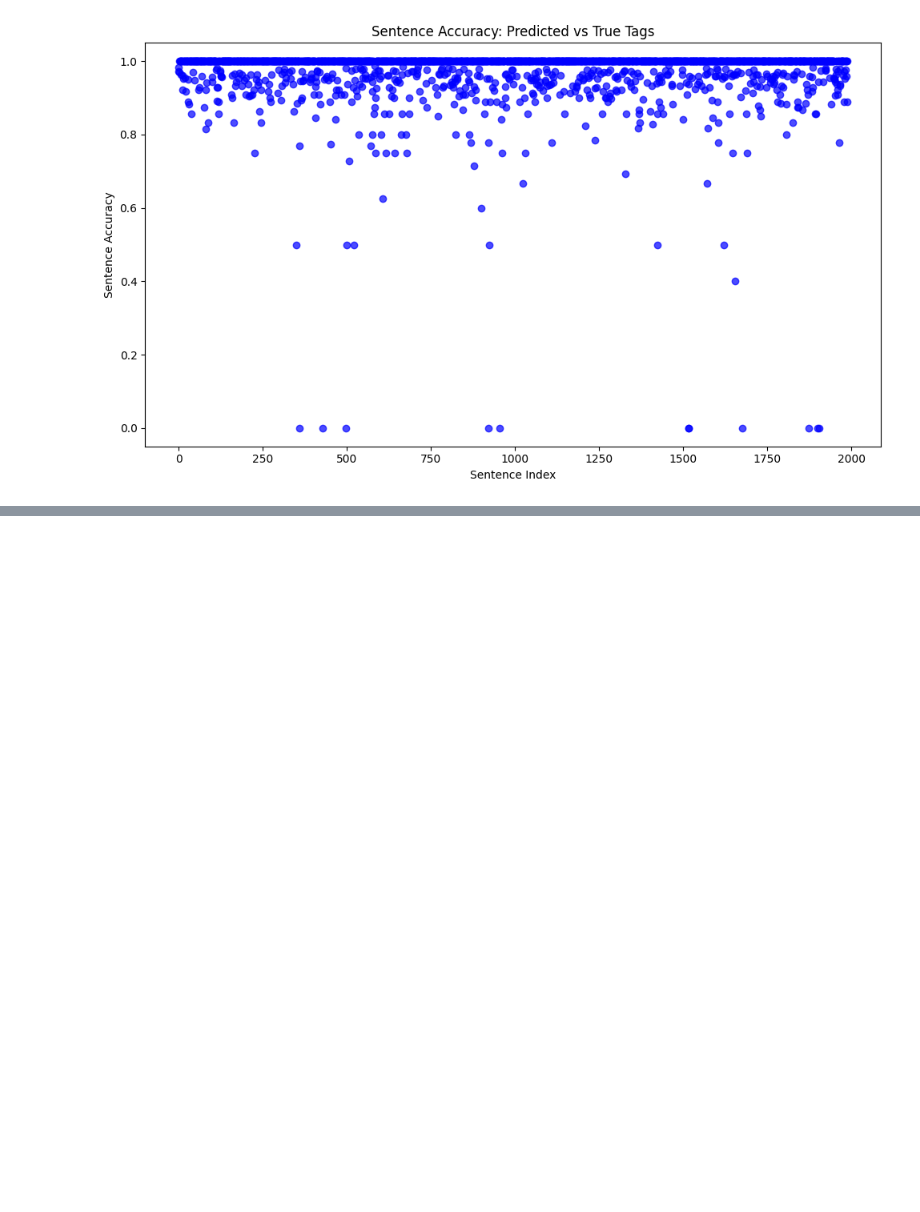
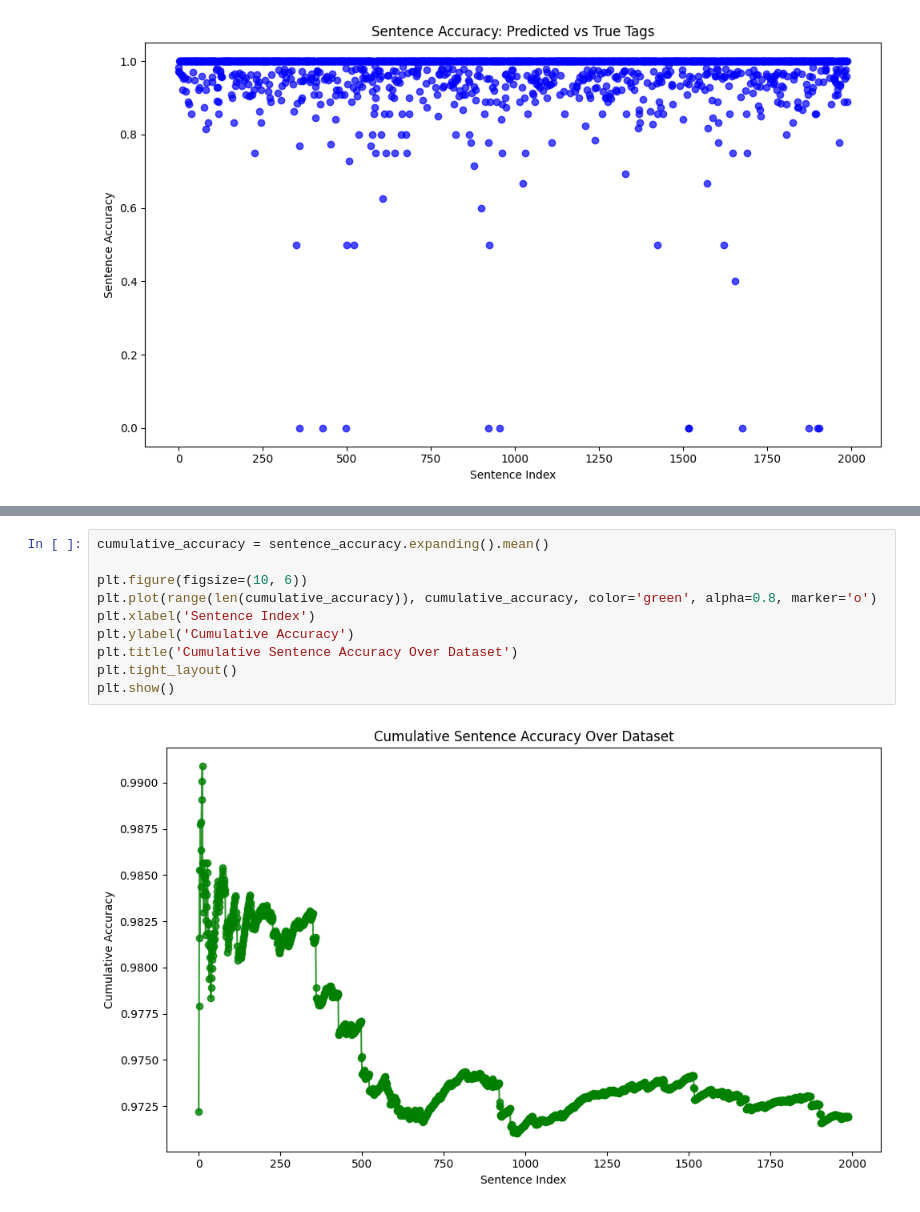
Before and after one commit to thaisfds/NLP_Natural_Language_Processing_Projects, a Jupyter notebook: TP2/main.ipynb, the cells around one changed output, grey strips where cells are left out. Saved outputs shown, nothing was run; the diff lists cells and outputs as text; blank space fills up the shorter version.

```diff
--- a/TP2/main.ipynb
+++ b/TP2/main.ipynb
@@ -498,0 +523,12 @@ Através desses ultimos dois gráficos relacionadas as Tags, é interessante per
+# %%
+cumulative_accuracy = sentence_accuracy.expanding().mean()
+
+plt.figure(figsize=(10, 6))
+plt.plot(range(len(cumulative_accuracy)), cumulative_accuracy, color='green', alpha=0.8, marker='o')
+plt.xlabel('Sentence Index')
+plt.ylabel('Cumulative Accuracy')
+plt.title('Cumulative Sentence Accuracy Over Dataset')
+plt.tight_layout()
+plt.show()
+# %% [output]
+[figure, added]
```
Also changed, not shown: parts of 20 cells of this notebook.
